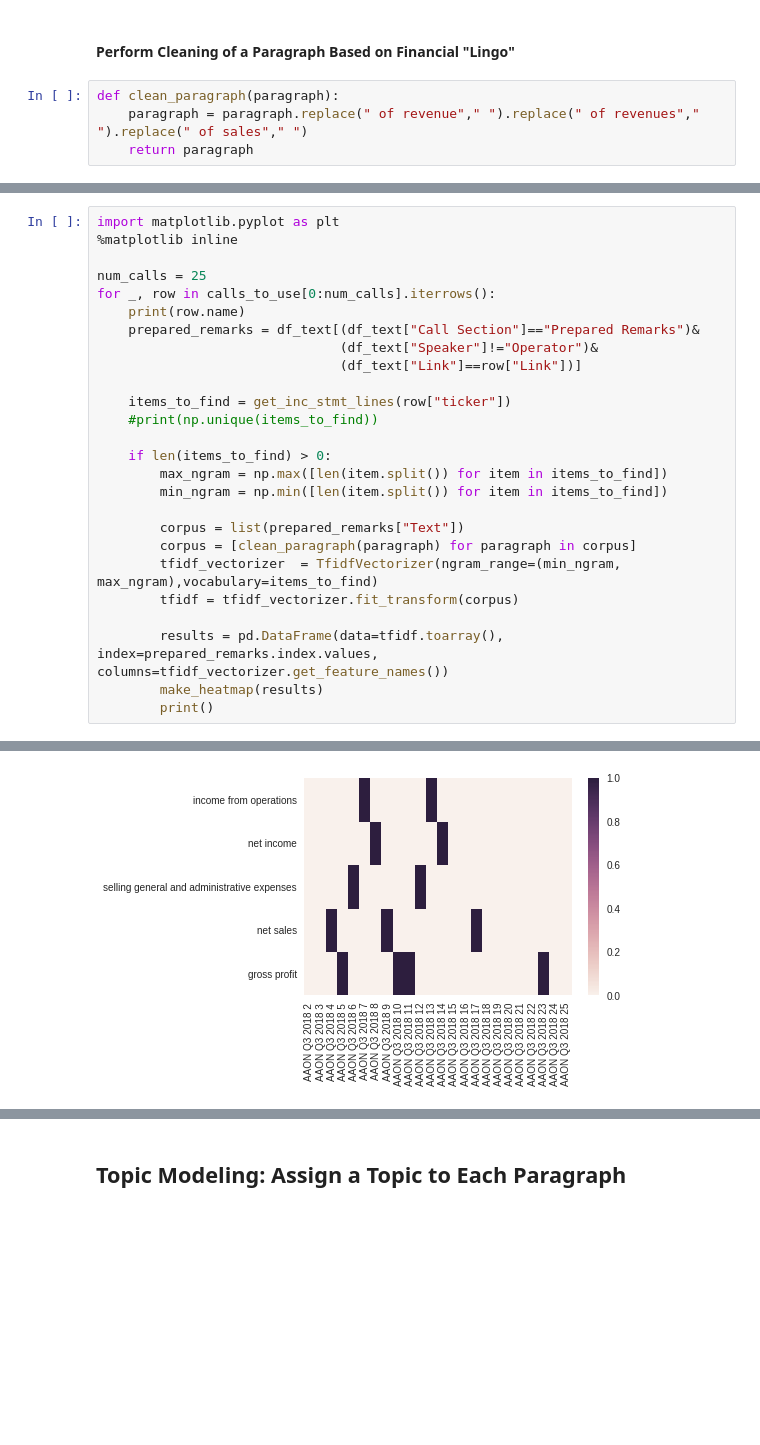
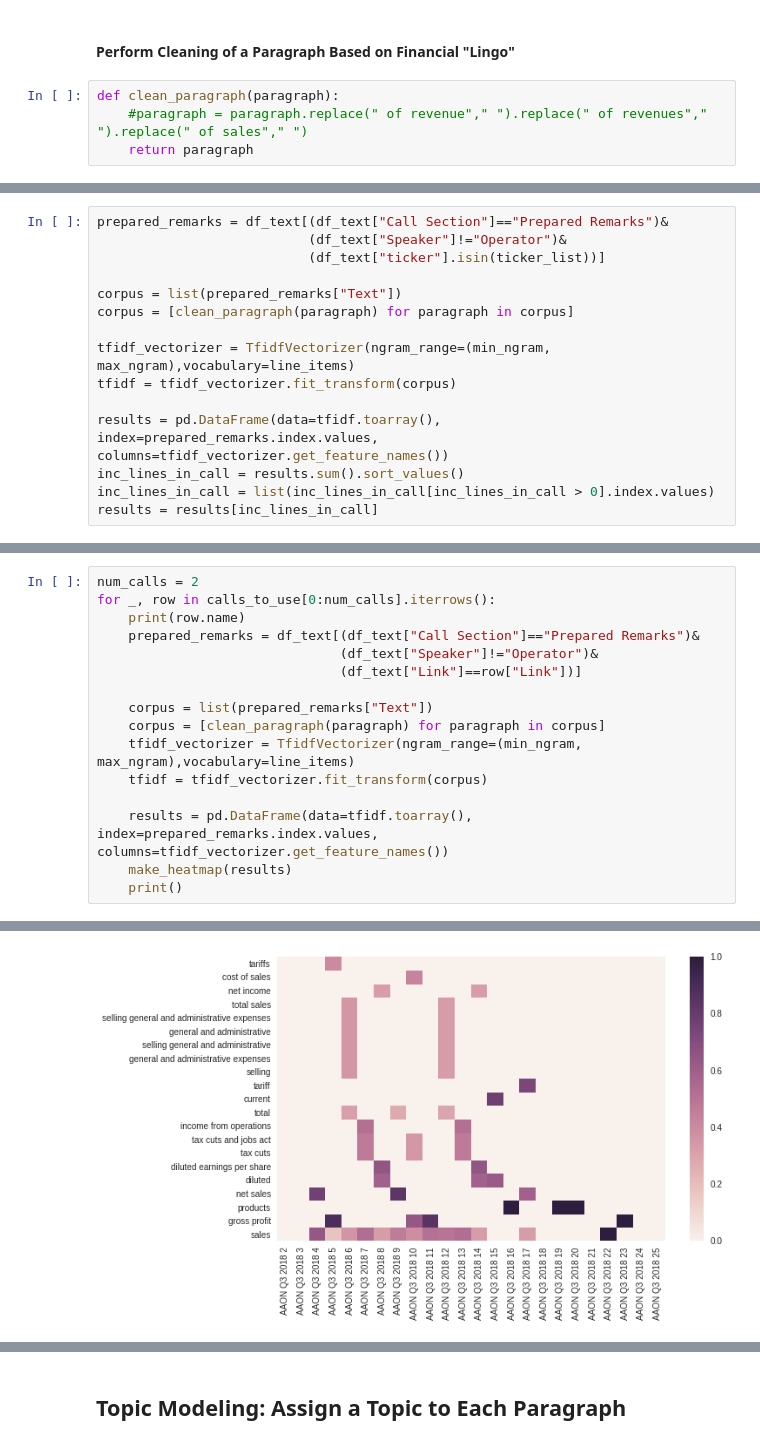
Before and after one commit to mikelabadie/Earnings_Call_Transcripts, a Jupyter notebook: analysis_topics.ipynb, the cells around one changed output, grey strips where cells are left out. Saved outputs shown, nothing was run; the diff lists cells and outputs as text; blank space fills up the shorter version.

```diff
--- a/analysis_topics.ipynb
+++ b/analysis_topics.ipynb
@@ -165,7 +207,7 @@ def get_inc_stmt_lines(ticker):
 #### Perform Cleaning of a Paragraph Based on Financial "Lingo"
 # %%
 def clean_paragraph(paragraph):
-    paragraph = paragraph.replace(" of revenue"," ").replace(" of revenues"," ").replace(" of sales"," ")
+    #paragraph = paragraph.replace(" of revenue"," ").replace(" of revenues"," ").replace(" of sales"," ")
     return paragraph
 # %% [markdown]
 #### Analyze Usage of Terms from Financial Statements on Earnings Calls
@@ -171,0 +215,15 @@ def clean_paragraph(paragraph):
+# %%
+prepared_remarks = df_text[(df_text["Call Section"]=="Prepared Remarks")&
+                           (df_text["Speaker"]!="Operator")&
+                           (df_text["ticker"].isin(ticker_list))]
+
+corpus = list(prepared_remarks["Text"])
+corpus = [clean_paragraph(paragraph) for paragraph in corpus]
+
+tfidf_vectorizer = TfidfVectorizer(ngram_range=(min_ngram, max_ngram),vocabulary=line_items)
+tfidf = tfidf_vectorizer.fit_transform(corpus)
+
+results = pd.DataFrame(data=tfidf.toarray(), index=prepared_remarks.index.values, columns=tfidf_vectorizer.get_feature_names())
+inc_lines_in_call = results.sum().sort_values()
+inc_lines_in_call = list(inc_lines_in_call[inc_lines_in_call > 0].index.values)
+results = results[inc_lines_in_call]
@@ -172,30 +237,20 @@ def clean_paragraph(paragraph):
 # %%
-import matplotlib.pyplot as plt
-%matplotlib inline
-
-num_calls = 25
+num_calls = 2
 for _, row in calls_to_use[0:num_calls].iterrows():
     print(row.name)
     prepared_remarks = df_text[(df_text["Call Section"]=="Prepared Remarks")&
                                (df_text["Speaker"]!="Operator")&
                                (df_text["Link"]==row["Link"])]
 
-    items_to_find = get_inc_stmt_lines(row["ticker"])
-    #print(np.unique(items_to_find))
+    corpus = list(prepared_remarks["Text"])
+    corpus = [clean_paragraph(paragraph) for paragraph in corpus]
+    tfidf_vectorizer = TfidfVectorizer(ngram_range=(min_ngram, max_ngram),vocabulary=line_items)
+    tfidf = tfidf_vectorizer.fit_transform(corpus)
 
-    if len(items_to_find) > 0:
-        max_ngram = np.max([len(item.split()) for item in items_to_find])
-        min_ngram = np.min([len(item.split()) for item in items_to_find])
-
-        corpus = list(prepared_remarks["Text"])
-        corpus = [clean_paragraph(paragraph) for paragraph in corpus]
-        tfidf_vectorizer  = TfidfVectorizer(ngram_range=(min_ngram, max_ngram),vocabulary=items_to_find)
-        tfidf = tfidf_vectorizer.fit_transform(corpus)
-
-        results = pd.DataFrame(data=tfidf.toarray(), index=prepared_remarks.index.values, columns=tfidf_vectorizer.get_feature_names())
-        make_heatmap(results)
-        print()
+    results = pd.DataFrame(data=tfidf.toarray(), index=prepared_remarks.index.values, columns=tfidf_vectorizer.get_feature_names())
+    make_heatmap(results)
+    print()
 # %% [output]
 https://www.fool.com/earnings/call-transcripts/2018/11/01/aaon-inc-aaon-q3-2018-earnings-conference-call-tra.aspx
-[figure, old version]
+[figure, new version]
 https://www.fool.com/earnings/call-transcripts/2019/03/02/aaon-inc-aaon-q4-2018-earnings-conference-call-tra.aspx
```
Also changed, not shown: parts of 24 cells of this notebook.
